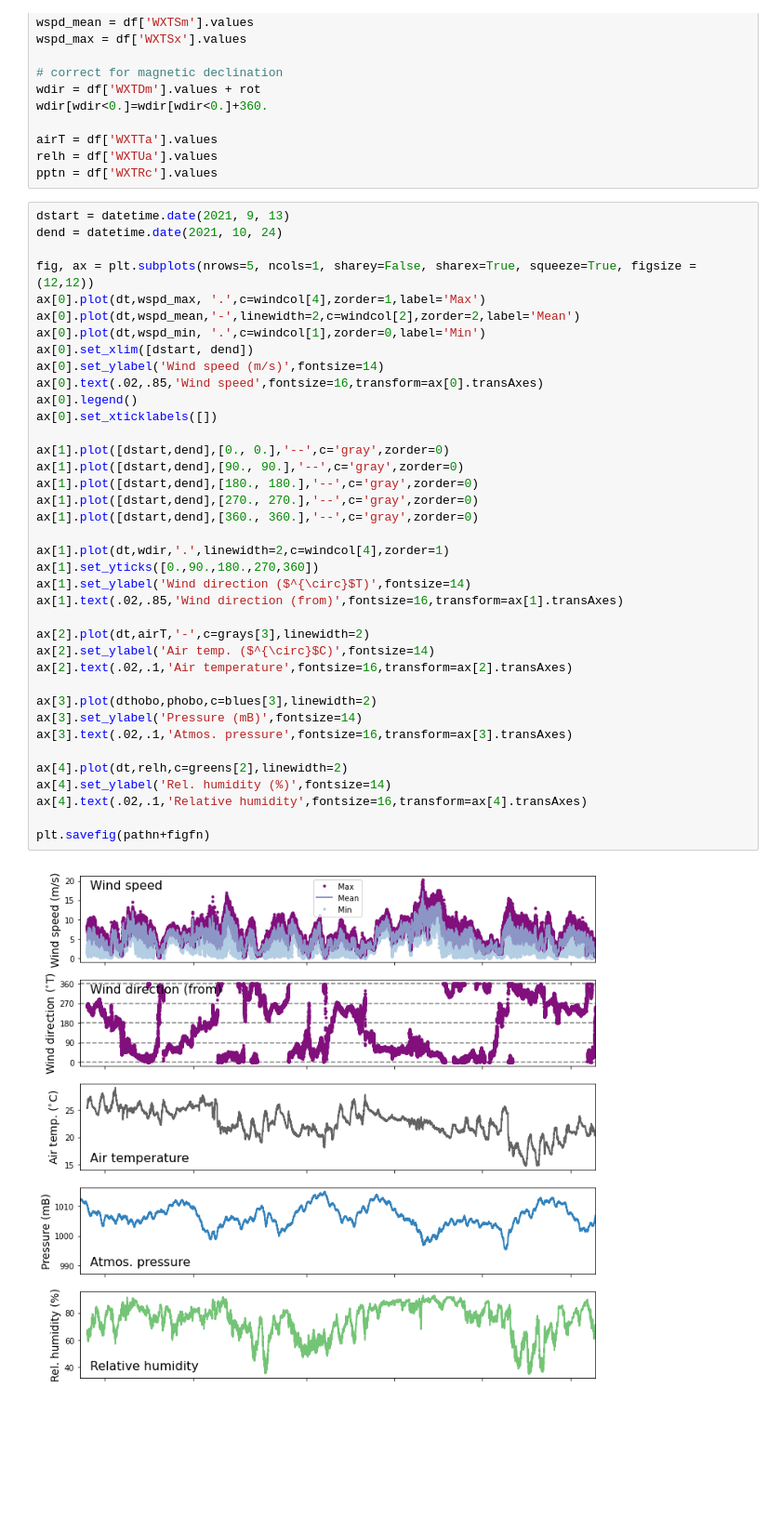
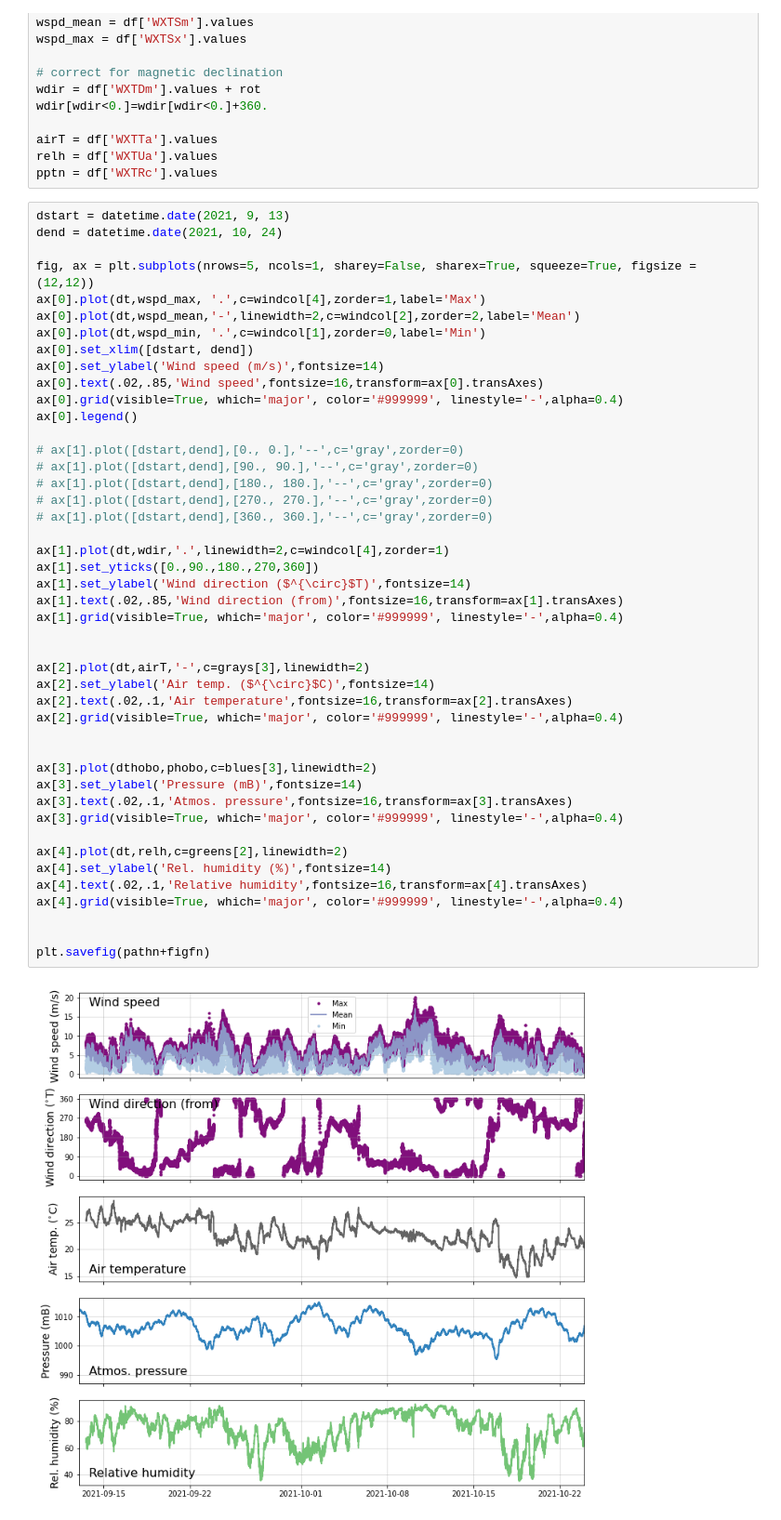
Before and after one commit to csherwood-usgs/DUNEX, a Jupyter notebook: plot_DUNEX_met_station.ipynb, the cells around one changed output. Shown: that part at 93% size. Saved outputs shown, nothing was run; the diff lists cells and outputs as text; blank space fills up the shorter version.

Commit message:
minor changes to plots

```diff
--- a/plot_DUNEX_met_station.ipynb
+++ b/plot_DUNEX_met_station.ipynb
@@ -129,37 +129,44 @@ dend = datetime.date(2021, 10, 24)
 
 fig, ax = plt.subplots(nrows=5, ncols=1, sharey=False, sharex=True, squeeze=True, figsize = (12,12))
 ax[0].plot(dt,wspd_max, '.',c=windcol[4],zorder=1,label='Max')
 ax[0].plot(dt,wspd_mean,'-',linewidth=2,c=windcol[2],zorder=2,label='Mean')
 ax[0].plot(dt,wspd_min, '.',c=windcol[1],zorder=0,label='Min')
 ax[0].set_xlim([dstart, dend])
 ax[0].set_ylabel('Wind speed (m/s)',fontsize=14)
 ax[0].text(.02,.85,'Wind speed',fontsize=16,transform=ax[0].transAxes)
+ax[0].grid(visible=True, which='major', color='#999999', linestyle='-',alpha=0.4)
 ax[0].legend()
-ax[0].set_xticklabels([])
 
-ax[1].plot([dstart,dend],[0., 0.],'--',c='gray',zorder=0)
-ax[1].plot([dstart,dend],[90., 90.],'--',c='gray',zorder=0)
-ax[1].plot([dstart,dend],[180., 180.],'--',c='gray',zorder=0)
-ax[1].plot([dstart,dend],[270., 270.],'--',c='gray',zorder=0)
-ax[1].plot([dstart,dend],[360., 360.],'--',c='gray',zorder=0)
+# ax[1].plot([dstart,dend],[0., 0.],'--',c='gray',zorder=0)
+# ax[1].plot([dstart,dend],[90., 90.],'--',c='gray',zorder=0)
+# ax[1].plot([dstart,dend],[180., 180.],'--',c='gray',zorder=0)
+# ax[1].plot([dstart,dend],[270., 270.],'--',c='gray',zorder=0)
+# ax[1].plot([dstart,dend],[360., 360.],'--',c='gray',zorder=0)
 
 ax[1].plot(dt,wdir,'.',linewidth=2,c=windcol[4],zorder=1)
 ax[1].set_yticks([0.,90.,180.,270,360])
 ax[1].set_ylabel('Wind direction ($^{\circ}$T)',fontsize=14)
 ax[1].text(.02,.85,'Wind direction (from)',fontsize=16,transform=ax[1].transAxes)
+ax[1].grid(visible=True, which='major', color='#999999', linestyle='-',alpha=0.4)
+
 
 ax[2].plot(dt,airT,'-',c=grays[3],linewidth=2)
 ax[2].set_ylabel('Air temp. ($^{\circ}$C)',fontsize=14)
 ax[2].text(.02,.1,'Air temperature',fontsize=16,transform=ax[2].transAxes)
+ax[2].grid(visible=True, which='major', color='#999999', linestyle='-',alpha=0.4)
+
 
 ax[3].plot(dthobo,phobo,c=blues[3],linewidth=2)
 ax[3].set_ylabel('Pressure (mB)',fontsize=14)
 ax[3].text(.02,.1,'Atmos. pressure',fontsize=16,transform=ax[3].transAxes)
+ax[3].grid(visible=True, which='major', color='#999999', linestyle='-',alpha=0.4)
 
 ax[4].plot(dt,relh,c=greens[2],linewidth=2)
 ax[4].set_ylabel('Rel. humidity (%)',fontsize=14)
 ax[4].text(.02,.1,'Relative humidity',fontsize=16,transform=ax[4].transAxes)
+ax[4].grid(visible=True, which='major', color='#999999', linestyle='-',alpha=0.4)
+
 
 plt.savefig(pathn+figfn)
 # %% [output]
-[figure, old version]
+[figure, new version]
```
